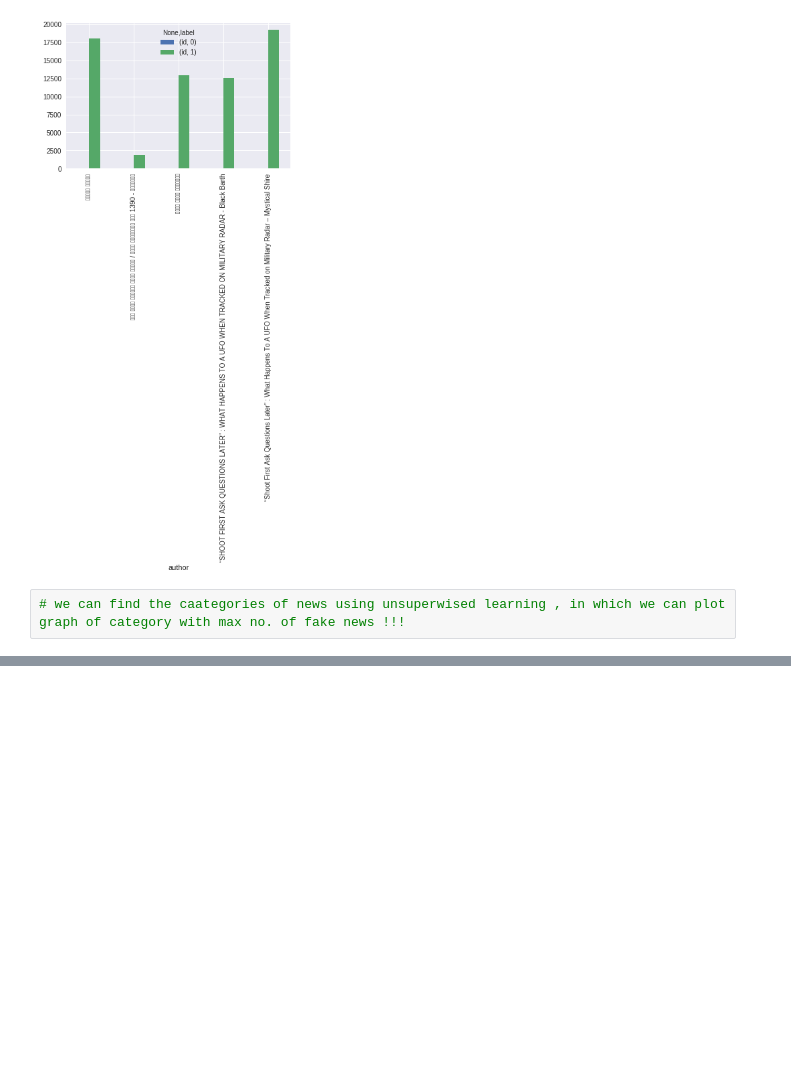
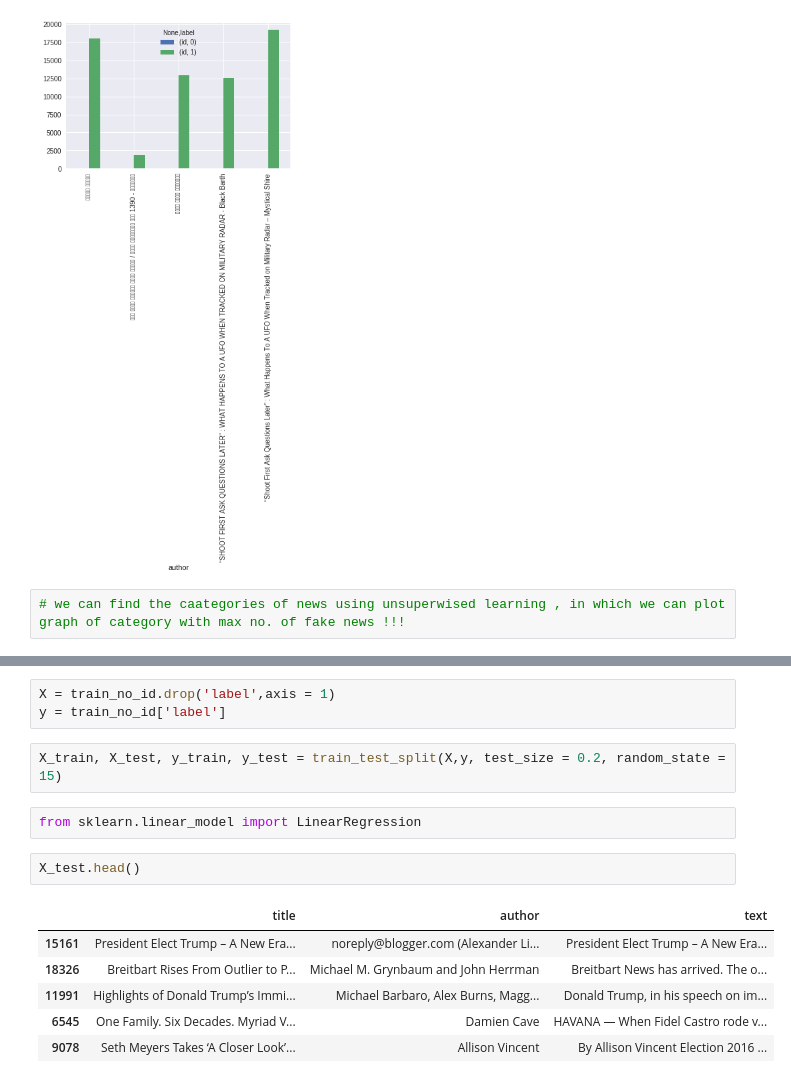
Before and after one commit to manan-arya/Fake_News_US, a Jupyter notebook: Classifier.ipynb, the cells around one changed output, grey strips where cells are left out. Saved outputs shown, nothing was run; the diff lists cells and outputs as text; blank space fills up the shorter version.

Commit message:
Tried applying LR, but there seems to be a problem with features in text

```diff
--- a/Classifier.ipynb
+++ b/Classifier.ipynb
@@ -165,0 +231,16 @@ plot_data.unstack().tail().plot(kind='bar')
+# %%
+X = train_no_id.drop('label',axis = 1)
+y = train_no_id['label']
+# %%
+X_train, X_test, y_train, y_test = train_test_split(X,y, test_size = 0.2, random_state = 15)
+# %%
+from sklearn.linear_model import LinearRegression
+# %%
+X_test.head()
+# %% [output]
+|  | title | author | text |
+| 15161 | President Elect Trump – A New Era... | noreply@blogger.com (Alexander Li... | President Elect Trump – A New Era... |
+| 18326 | Breitbart Rises From Outlier to P... | Michael M. Grynbaum and John Herrman | Breitbart News has arrived. The o... |
+| 11991 | Highlights of Donald Trump’s Immi... | Michael Barbaro, Alex Burns, Magg... | Donald Trump, in his speech on im... |
+| 6545 | One Family. Six Decades. Myriad V... | Damien Cave | HAVANA — When Fidel Castro rode v... |
+| 9078 | Seth Meyers Takes ‘A Closer Look’... | Allison Vincent | By Allison Vincent Election 2016 ... |
```
Also changed, not shown: parts of 9 cells of this notebook.
